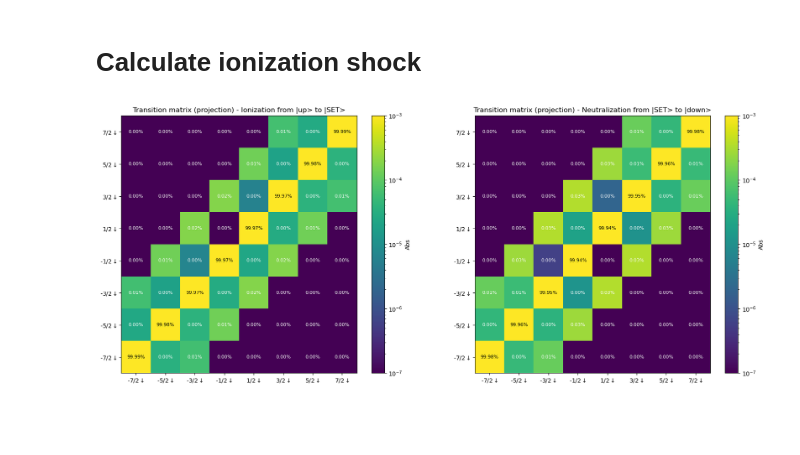
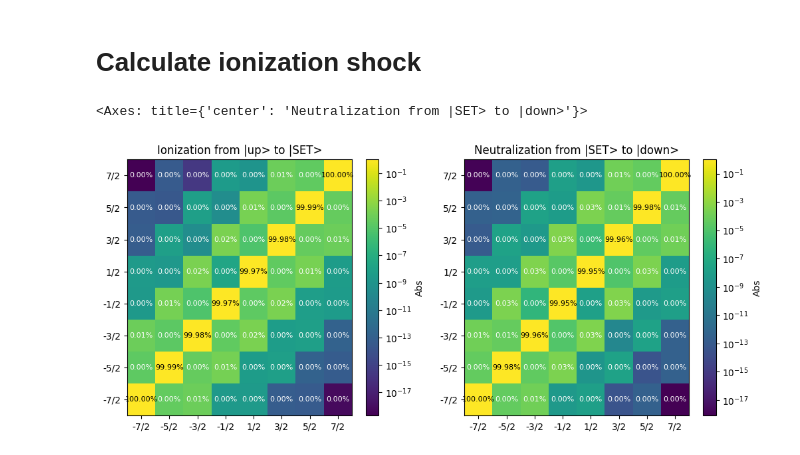
Before and after one commit to arjenvaartjes/Psyduck, a Jupyter notebook: examples/ionization shock/ionization_shock_direct_projection.ipynb, the cells around one changed output. Drawn from its saved outputs; the diff is of its cells as text; code cells hidden in the pictures; blank space fills up the shorter version.

Commit message:
fixed bugs in ionization shock notebook

```diff
--- a/examples/ionization shock/ionization_shock_direct_projection.ipynb
+++ b/examples/ionization shock/ionization_shock_direct_projection.ipynb
@@ -107,11 +109,12 @@ for i in range(8):  # Neutral states
 transition_matrix_neutralize_up = transition_matrix_ionize_up
 transition_matrix_neutralize_down = transition_matrix_ionize_down
 # %%
-fig, ax = plt.subplots(1,2, figsize=(20,8))
+fig, ax = plt.subplots(1,2, figsize=(12, 5))
 
-title_ionize = 'Transition matrix (projection) - Ionization from |up> to |SET>'
-plot_transition_matrix(transition_matrix_ionize_up, ax[0], title=title_ionize)
-title_neutralize = 'Transition matrix (projection) - Neutralization from |SET> to |down>'
-plot_transition_matrix(transition_matrix_neutralize_down, ax[1], title=title_neutralize)
+title_ionize = 'Ionization from |up> to |SET>'
+plot_transition_matrix(transition_matrix_ionize_up, ax=ax[0], electron_states=1, title=title_ionize)
+title_neutralize = 'Neutralization from |SET> to |down>'
+plot_transition_matrix(transition_matrix_neutralize_down, ax=ax[1], electron_states=1, title=title_neutralize)
 # %% [output]
+<Axes: title={'center': 'Neutralization from |SET> to |down>'}>
-[figure, old version]
+[figure, new version]
```
Also changed, not shown: parts of 4 cells of this notebook.
